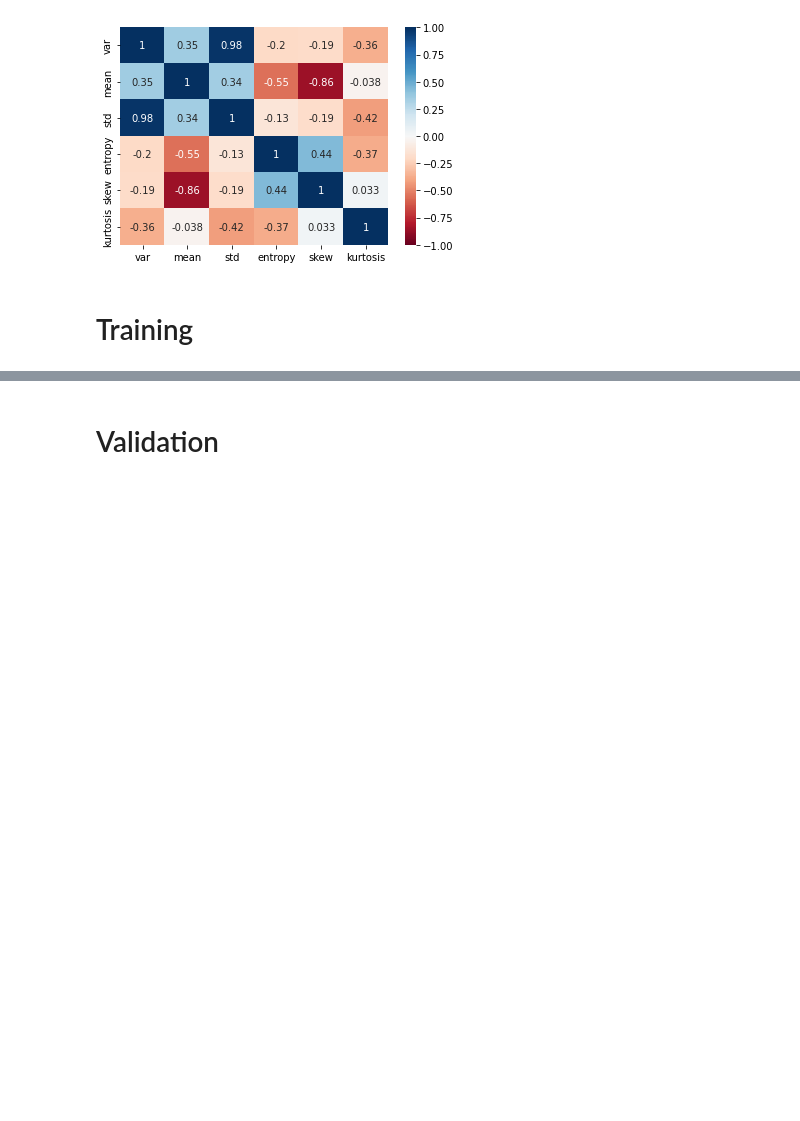
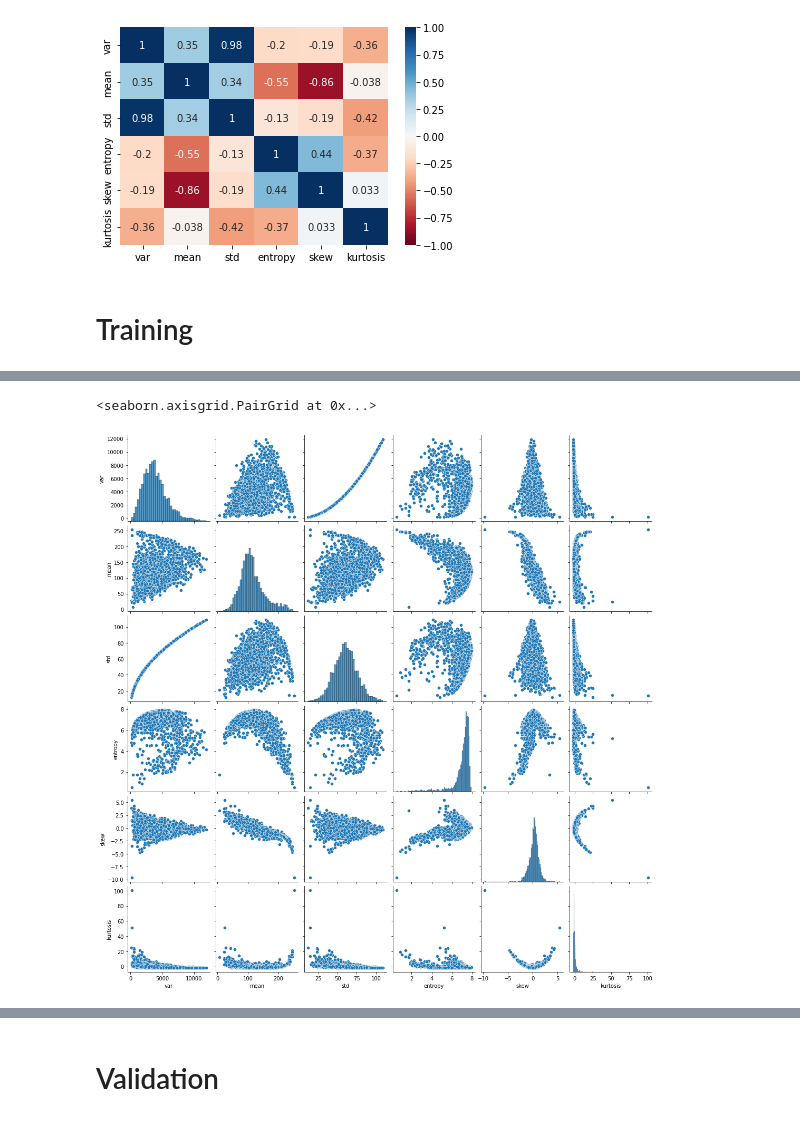
Before and after one commit to Esteves4/IA-Proj, a Jupyter notebook: IA_Proj_Music.ipynb, the cells around one changed output, grey strips where cells are left out. Cells and saved outputs as stored; diff of their text form; code cells hidden in the pictures; blank space fills up the shorter version.

```diff
--- a/IA_Proj_Music.ipynb
+++ b/IA_Proj_Music.ipynb
@@ -199,3 +186,11 @@ music_df.head()
 | 2 | piano (malcom mendis piano) | Keyboard / Piano | music_instruments_images/16341095... | [[205, 203, 201, 199, 201, 205, 2... | 3943.11 | 76.88 | 62.79 | 7.33 | 1.11 | ... |
 | 3 | yamaha semi acoustic guitars | String Instrument / Amplifier | music_instruments_images/16341095... | [[122, 127, 127, 122, 118, 117, 1... | 1028.36 | 113.62 | 32.07 | 5.84 | -2.08 | ... |
 | 4 | yamaha guitar | String Instrument / Amplifier | music_instruments_images/16341095... | [[251, 253, 247, 252, 240, 222, 2... | 5224.48 | 99.17 | 72.28 | 7.62 | 0.38 | ... |
+# %%
+#Hierarchical clustering
+import seaborn as sns
+
+sns.pairplot(music_df)
+# %% [output]
+<seaborn.axisgrid.PairGrid at 0x...>
+[figure, added]
```
Also changed, not shown: parts of 5 cells of this notebook.
